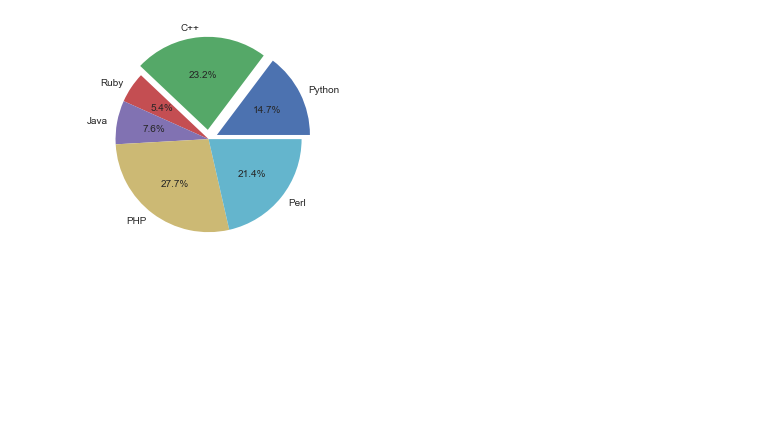
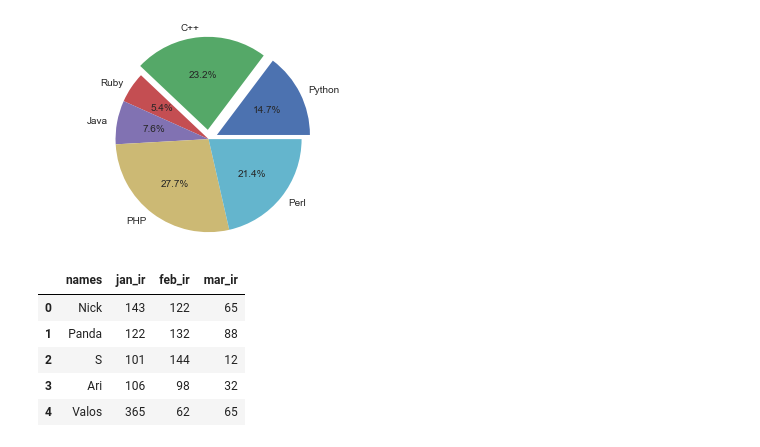
Before and after one commit to jhonasttan/pythonBegToAdClass, a Jupyter notebook: sect14-project9-DataVisiualization/mainNoteBook.ipynb, the cells around one changed output. Cells and saved outputs as stored; diff of their text form; code cells hidden in the pictures; blank space fills up the shorter version.

```diff
--- a/sect14-project9-DataVisiualization/mainNoteBook.ipynb
+++ b/sect14-project9-DataVisiualization/mainNoteBook.ipynb
@@ -144,0 +153,9 @@ plt.show()
+# %%
+df
+# %% [output]
+|  | names | jan_ir | feb_ir | mar_ir |
+| 0 | Nick | 143 | 122 | 65 |
+| 1 | Panda | 122 | 132 | 88 |
+| 2 | S | 101 | 144 | 12 |
+| 3 | Ari | 106 | 98 | 32 |
+| 4 | Valos | 365 | 62 | 65 |
```
Also changed, not shown: parts of 3 cells of this notebook, 1 other file.
